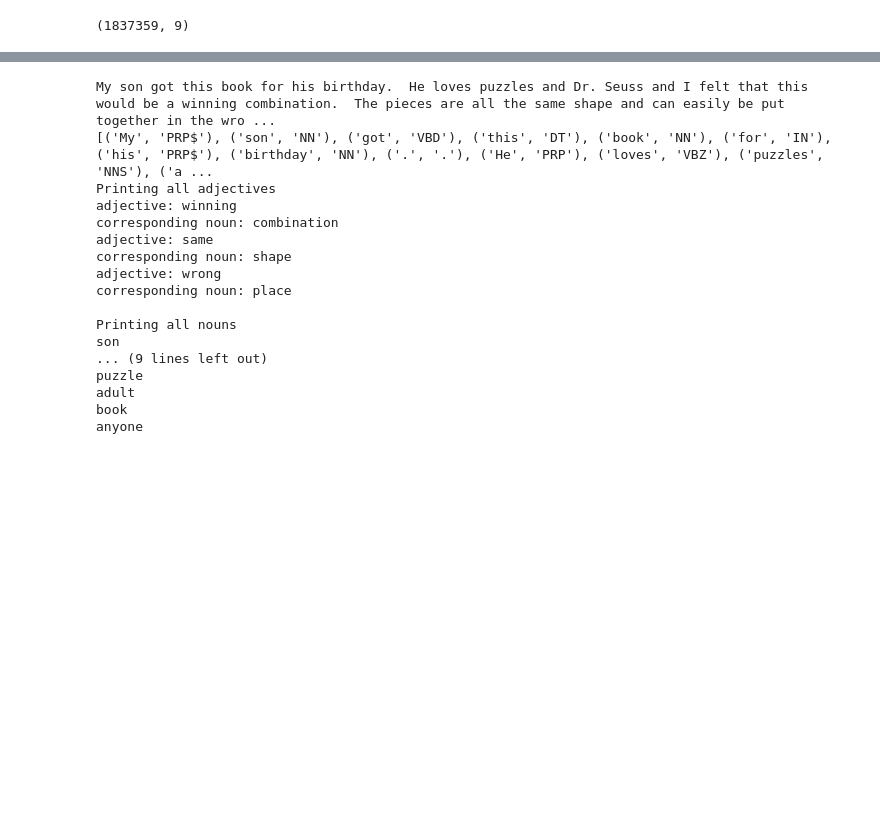
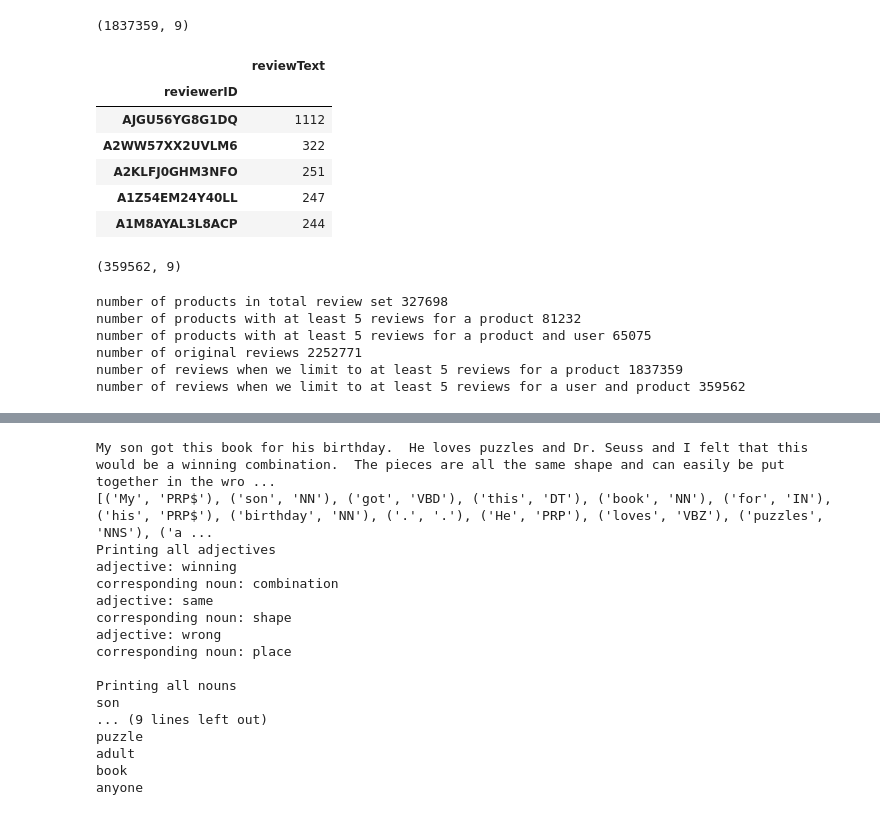
Before and after one commit to ArunimaKay/Capstone_Recommender_System, a Jupyter notebook: W210_toys_pos_frequency.ipynb, the cells around one changed output, grey strips where cells are left out. Saved outputs shown, nothing was run; the diff lists cells and outputs as text; code cells hidden in the pictures; blank space fills up the shorter version.

```diff
--- a/W210_toys_pos_frequency.ipynb
+++ b/W210_toys_pos_frequency.ipynb
@@ -162,3 +166,15 @@ df5 = df[df['asin'].isin(cntByProduct[cntByProduct['reviewText'] >= 5].index.tol
 print(df5.shape)
 # %% [output]
 (1837359, 9)
+# %%
+cntByUser = df5[['reviewerID','reviewText']].groupby('reviewerID').agg('count')
+# %%
+cntByUser.sort_values('reviewText', ascending = False).head()
+# %% [output]
+|  | reviewText |
+| reviewerID |  |
+| AJGU56YG8G1DQ | 1112 |
+| A2WW57XX2UVLM6 | 322 |
+| A2KLFJ0GHM3NFO | 251 |
+| A1Z54EM24Y40LL | 247 |
+| A1M8AYAL3L8ACP | 244 |
@@ -164,0 +183,21 @@ print(df5.shape)
+# %%
+df55.shape
+# %% [output]
+(359562, 9)
+# %%
+print('number of products in total review set', cntByProduct.shape[0])
+a = df5.groupby('asin').agg('count')
+print('number of products with at least 5 reviews for a product', a.shape[0])
+a = df55.groupby('asin').agg('count')
+print('number of products with at least 5 reviews for a product and user', a.shape[0])
+
+print('number of original reviews',df.shape[0])
+print('number of reviews when we limit to at least 5 reviews for a product', df5.shape[0])
+print('number of reviews when we limit to at least 5 reviews for a user and product',df55.shape[0])
+# %% [output]
+number of products in total review set 327698
+number of products with at least 5 reviews for a product 81232
+number of products with at least 5 reviews for a product and user 65075
+number of original reviews 2252771
+number of reviews when we limit to at least 5 reviews for a product 1837359
+number of reviews when we limit to at least 5 reviews for a user and product 359562
```
Also changed, not shown: parts of 45 cells of this notebook.
